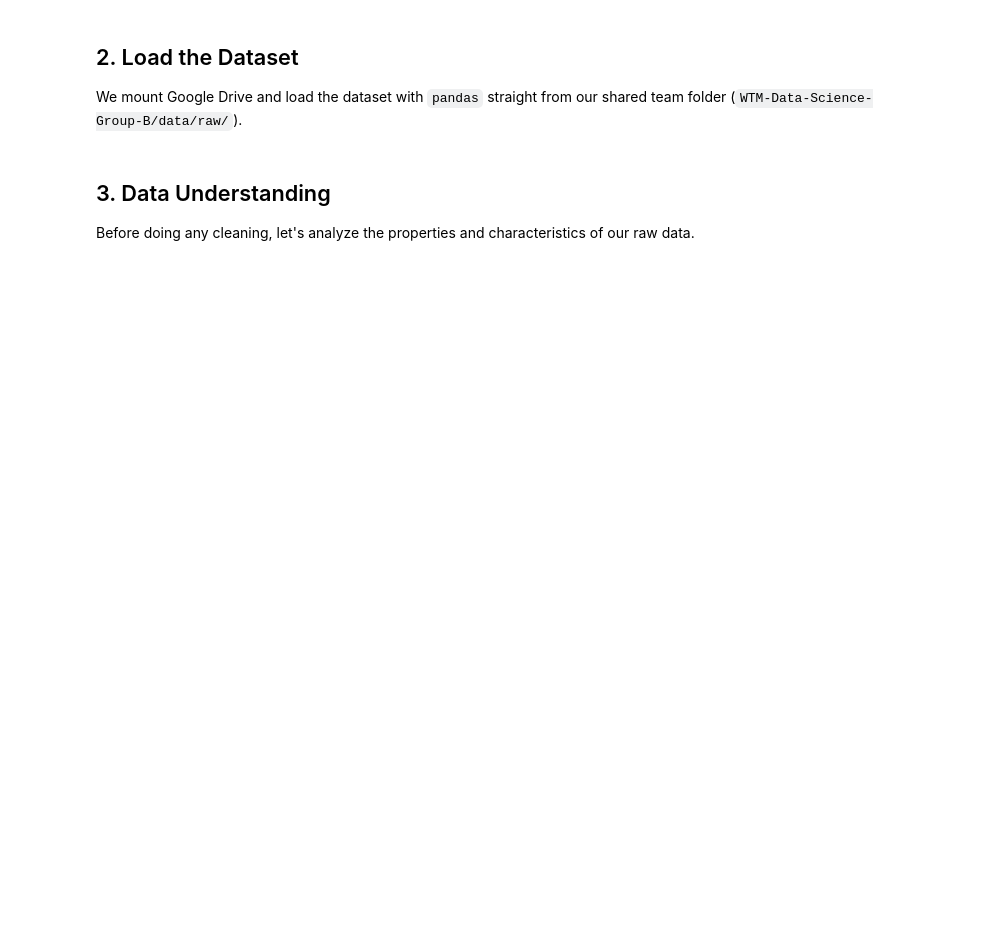
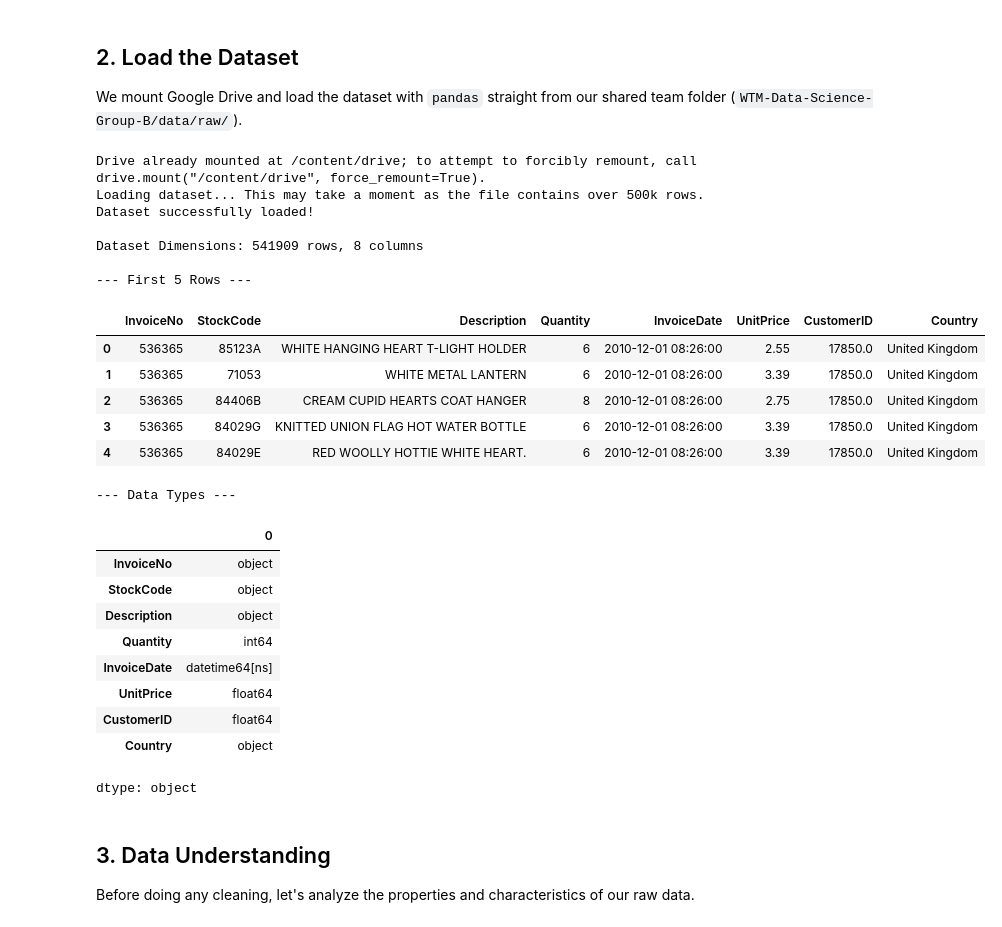
Before and after one commit to Mo-lemi/WTM-Data-Science-Group-B, a Jupyter notebook: notebooks/Member1_Data_Cleaning_and_EDA.ipynb, the cells around one changed output. Drawn from its saved outputs; the diff is of its cells as text; code cells hidden in the pictures; blank space fills up the shorter version.

```diff
--- a/notebooks/Member1_Data_Cleaning_and_EDA.ipynb
+++ b/notebooks/Member1_Data_Cleaning_and_EDA.ipynb
@@ -37,22 +39,47 @@ We mount Google Drive and load the dataset with `pandas` straight from our share
 # %%
 from google.colab import drive
 drive.mount('/content/drive')
 
 # The raw data lives in our shared team Google Drive folder
 # (each teammate adds a shortcut to it in "My Drive", see PLAN.md)
-file_path = "/content/drive/MyDrive/WTM-Data-Science-Group-B/data/raw/Online Retail.xlsx"
+file_path = "/content/drive/MyDrive/WTM-Data-Science-Group-B/data/raw/online+retail/Online Retail.xlsx"
 
 print("Loading dataset... This may take a moment as the file contains over 500k rows.")
 df_raw = pd.read_excel(file_path)
 print("Dataset successfully loaded!")
 
 # Display basic dimensions and data types
 print(f"\nDataset Dimensions: {df_raw.shape[0]} rows, {df_raw.shape[1]} columns")
 print("\n--- First 5 Rows ---")
 display(df_raw.head())
 
 print("\n--- Data Types ---")
 display(df_raw.dtypes)
+# %% [output]
+Drive already mounted at /content/drive; to attempt to forcibly remount, call drive.mount("/content/drive", force_remount=True).
+Loading dataset... This may take a moment as the file contains over 500k rows.
+Dataset successfully loaded!
+
+Dataset Dimensions: 541909 rows, 8 columns
+
+--- First 5 Rows ---
+|  | InvoiceNo | StockCode | Description | Quantity | InvoiceDate | UnitPrice | CustomerID | Country |
+| 0 | 536365 | 85123A | WHITE HANGING HEART T-LIGHT HOLDER | 6 | 2010-12-01 08:26:00 | 2.55 | 17850.0 | United Kingdom |
+| 1 | 536365 | 71053 | WHITE METAL LANTERN | 6 | 2010-12-01 08:26:00 | 3.39 | 17850.0 | United Kingdom |
+| 2 | 536365 | 84406B | CREAM CUPID HEARTS COAT HANGER | 8 | 2010-12-01 08:26:00 | 2.75 | 17850.0 | United Kingdom |
+| 3 | 536365 | 84029G | KNITTED UNION FLAG HOT WATER BOTTLE | 6 | 2010-12-01 08:26:00 | 3.39 | 17850.0 | United Kingdom |
+| 4 | 536365 | 84029E | RED WOOLLY HOTTIE WHITE HEART. | 6 | 2010-12-01 08:26:00 | 3.39 | 17850.0 | United Kingdom |
+--- Data Types ---
+|  | 0 |
+| InvoiceNo | object |
+| StockCode | object |
+| Description | object |
+| Quantity | int64 |
+| InvoiceDate | datetime64[ns] |
+| UnitPrice | float64 |
+| CustomerID | float64 |
+| Country | object |
+dtype: object
 # %% [markdown]
 ## 3. Data Understanding
 Before doing any cleaning, let's analyze the properties and characteristics of our raw data.
```
Also changed, not shown: parts of 11 cells of this notebook.
